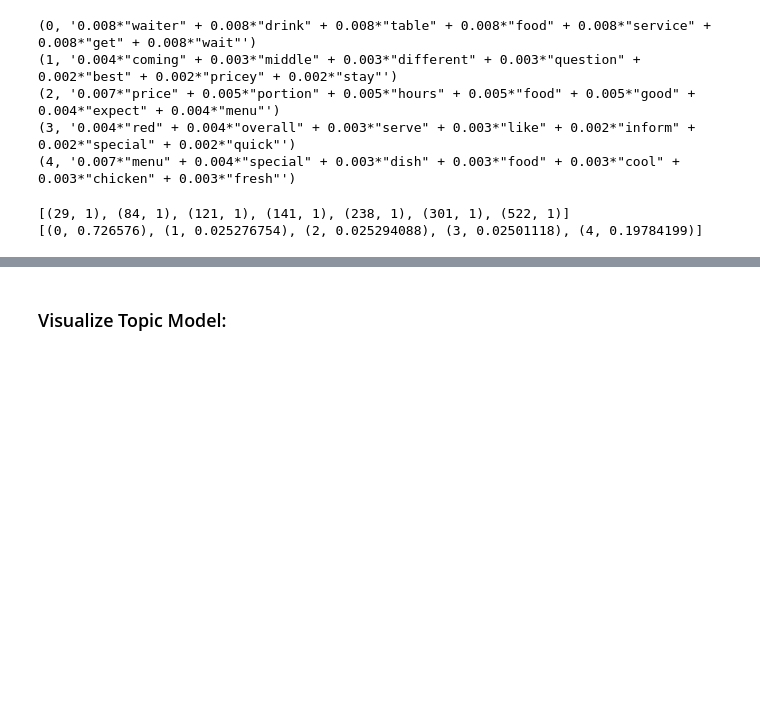
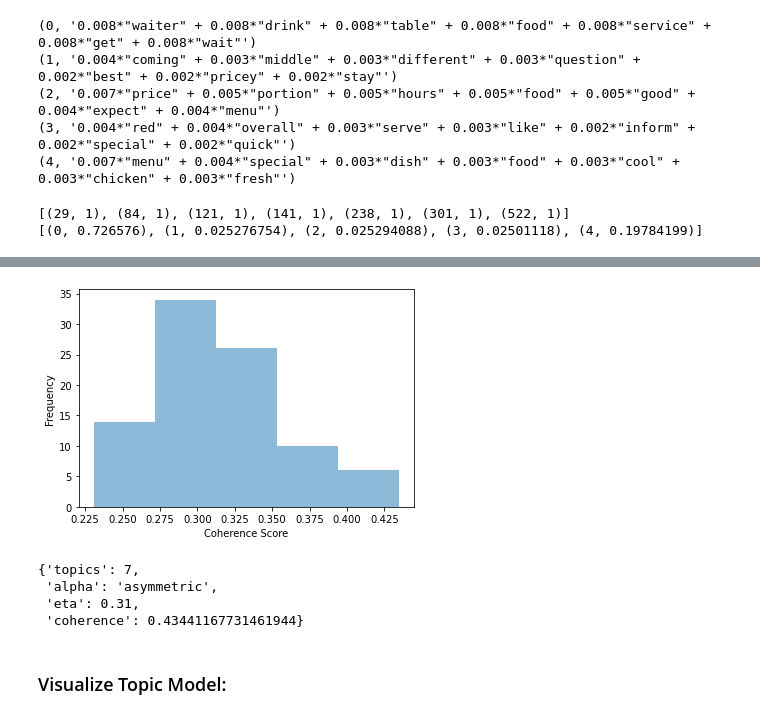
Before and after one commit to echeng220/absa, a Jupyter notebook: LDA on MAMS-ACSA Training Set.ipynb, the cells around one changed output, grey strips where cells are left out. Cells and saved outputs as stored; diff of their text form; code cells hidden in the pictures; blank space fills up the shorter version.

```diff
--- a/LDA on MAMS-ACSA Training Set.ipynb
+++ b/LDA on MAMS-ACSA Training Set.ipynb
@@ -353,0 +432,17 @@ print(MODEL.get_document_topics(new_doc_bow))
+# %%
+#START HERE TO LOAD SAVED PARAMETER PERMUTATIONS
+model_params = pd.read_pickle("./model_params_df.pkl")
+# %%
+model_params['coherence'].plot.hist(bins = 5, alpha = 0.5);
+plt.xlabel('Coherence Score');
+# %% [output]
+[figure, added]
+# %%
+#get parameters where LDA model coherence score is maximized
+best_params = dict(model_params.iloc[model_params['coherence'].idxmax()])
+best_params
+# %% [output]
+{'topics': 7,
+ 'alpha': 'asymmetric',
+ 'eta': 0.31,
+ 'coherence': 0.43441167731461944}
```
Also changed, not shown: parts of 59 cells of this notebook, 13 other files.
